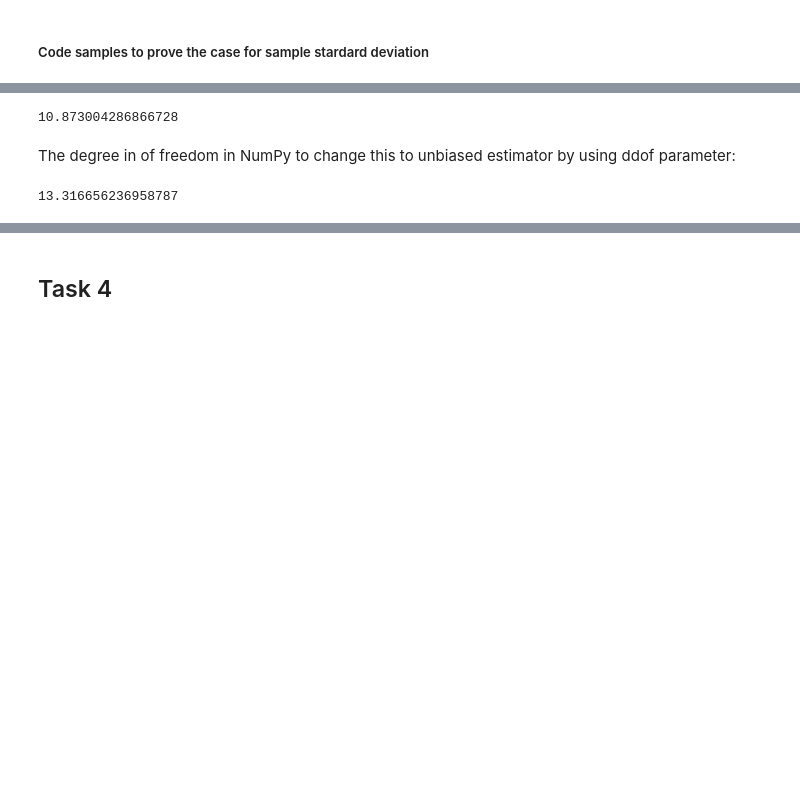
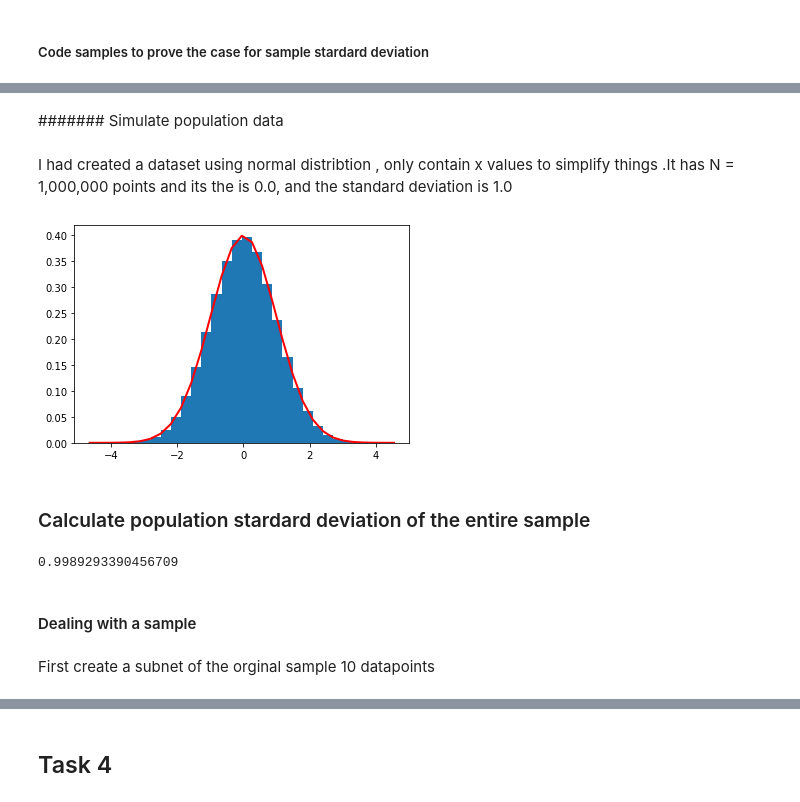
Before and after one commit to neadie/MachineLearningAndStatistics, a Jupyter notebook: tasksmachineLearningandStats.ipynb, the cells around one changed output, grey strips where cells are left out. Cells and saved outputs as stored; diff of their text form; code cells hidden in the pictures; blank space fills up the shorter version.

```diff
--- a/tasksmachineLearningandStats.ipynb
+++ b/tasksmachineLearningandStats.ipynb
@@ -236,11 +228,24 @@ df.weight.std()
-# %%
-import numpy as np
-np.std(df.weight)
-# %% [output]
-10.873004286866728
-# %% [markdown]
-The degree in of freedom in NumPy to change this to unbiased estimator by using ddof parameter:
-# %%
-np.std(df.weight,ddof=1)
-# %% [output]
-13.316656236958787
+# %% [markdown]
+####### Simulate population data
+# %% [markdown]
+I had created a dataset using normal distribtion , only contain x values to simplify things .It has  N = 1,000,000 points  and its the  is 0.0, and the standard deviation is 1.0
+# %%
+import numpy as np
+import matplotlib.pyplot as plt
+mu, sigma = 0, 1 # mean and standard deviation
+s = np.random.normal(mu, sigma, 1000000)
+count, bins, ignored = plt.hist(s, 30, density=True)
+plt.plot(bins, 1/(sigma * np.sqrt(2 * np.pi)) *np.exp( - (bins - mu)**2 / (2 * sigma**2) ),linewidth=2, color='r')
+plt.show()
+# %% [output]
+[figure, added]
+# %% [markdown]
+### Calculate population stardard deviation of the entire sample
+# %%
+np.sqrt(np.sum((s - np.mean(s))**2)/len(s))
+# %% [output]
+0.9989293390456709
+# %% [markdown]
+#### Dealing with a sample
+# %% [markdown]
+First create a subnet of the orginal sample 10 datapoints
```
Also changed, not shown: parts of 17 cells of this notebook, 2 other files.
